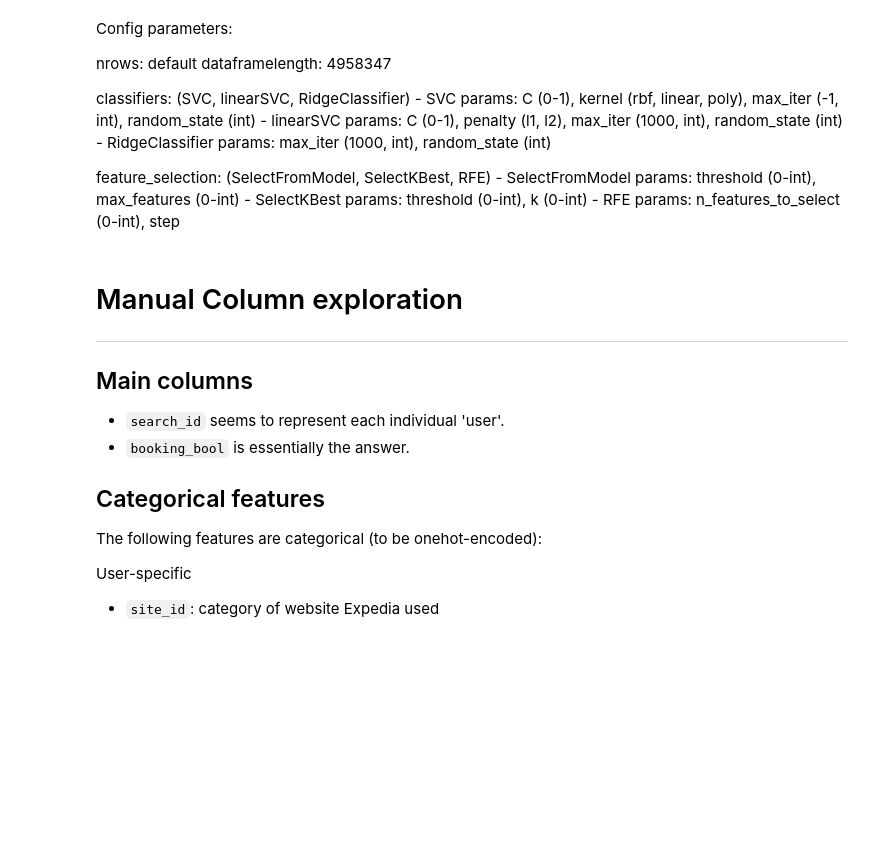
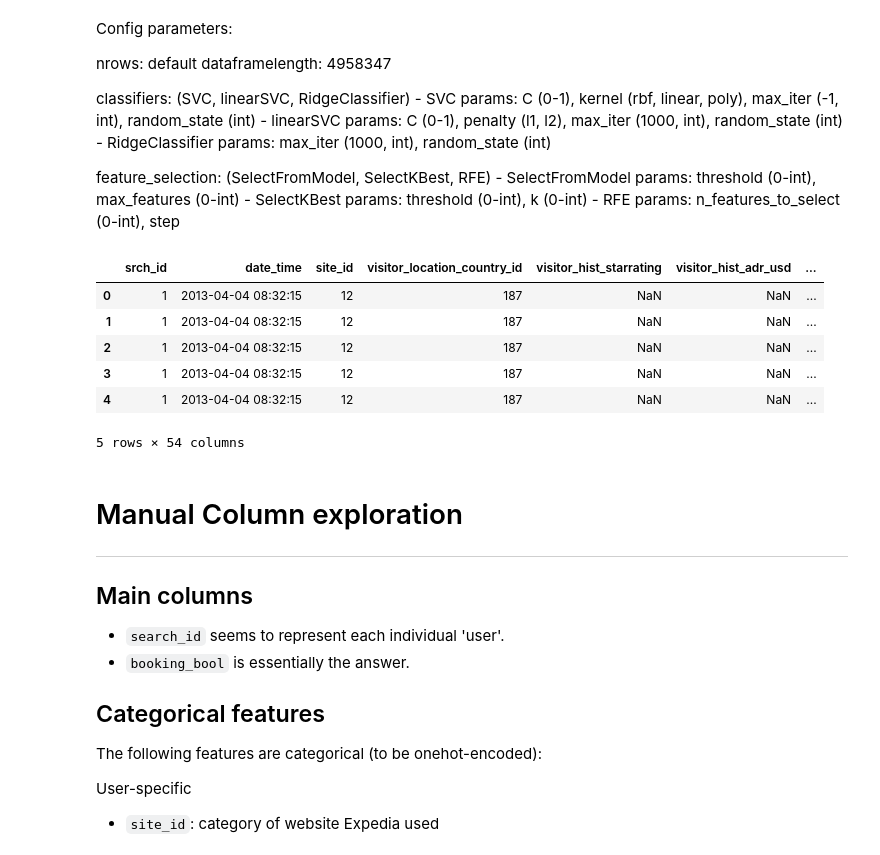
Before and after one commit to JMitnik/Data-Mining-Techniques, a Jupyter notebook: assignment2/exploration.ipynb, the cells around one changed output. Drawn from its saved outputs; the diff is of its cells as text; code cells hidden in the pictures; blank space fills up the shorter version.

```diff
--- a/assignment2/exploration.ipynb
+++ b/assignment2/exploration.ipynb
@@ -37,8 +40,8 @@ from config import Config
 
 # Config Settings
 config = Config(
-    nrows=None,
-    pre_feature_selection=False, #todo Bug in prefeature selection = False
+    nrows=1000,
+    pre_feature_selection=False,
     train_data_subset=0.8,
     classifier=SVC,
     classifier_dict={'C' : 1, 'kernel' : 'rbf', 'random_state' : 2},
@@ -47,16 +50,23 @@ config = Config(
     dimensionality_reduc=True,
     dimension_features=25,
     feature_engineering=True,
-    naive_imputing=False #todo faster method for averaging nan values if naive=False
+    naive_imputing=True #todo faster method for averaging nan values if naive=False
 )
 # %%
 if config.nrows is not None:
     train_data = pd.read_csv('data/training_set_VU_DM.csv', nrows=config.nrows)
 else:
     train_data = pd.read_csv('data/training_set_VU_DM.csv')
 original_columns = train_data.columns
 train_data.head(5) # Show top 5
-train_data_nans = train_data
+# %% [output]
+|  | srch_id | date_time | site_id | visitor_location_country_id | visitor_hist_starrating | visitor_hist_adr_usd | ... |
+| 0 | 1 | 2013-04-04 08:32:15 | 12 | 187 | NaN | NaN | ... |
+| 1 | 1 | 2013-04-04 08:32:15 | 12 | 187 | NaN | NaN | ... |
+| 2 | 1 | 2013-04-04 08:32:15 | 12 | 187 | NaN | NaN | ... |
+| 3 | 1 | 2013-04-04 08:32:15 | 12 | 187 | NaN | NaN | ... |
+| 4 | 1 | 2013-04-04 08:32:15 | 12 | 187 | NaN | NaN | ... |
+5 rows × 54 columns
 # %% [markdown]
 # Manual Column exploration
 ---
```
Also changed, not shown: parts of 21 cells of this notebook, 1 other file.
